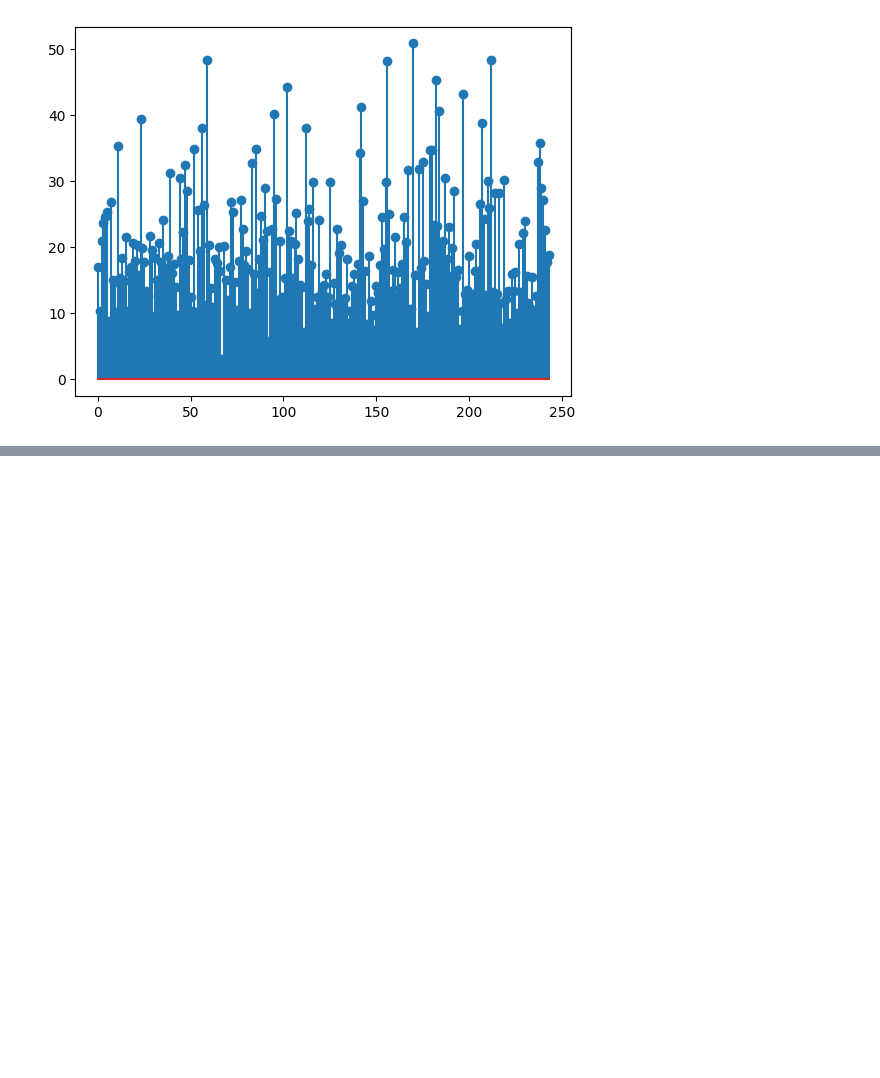
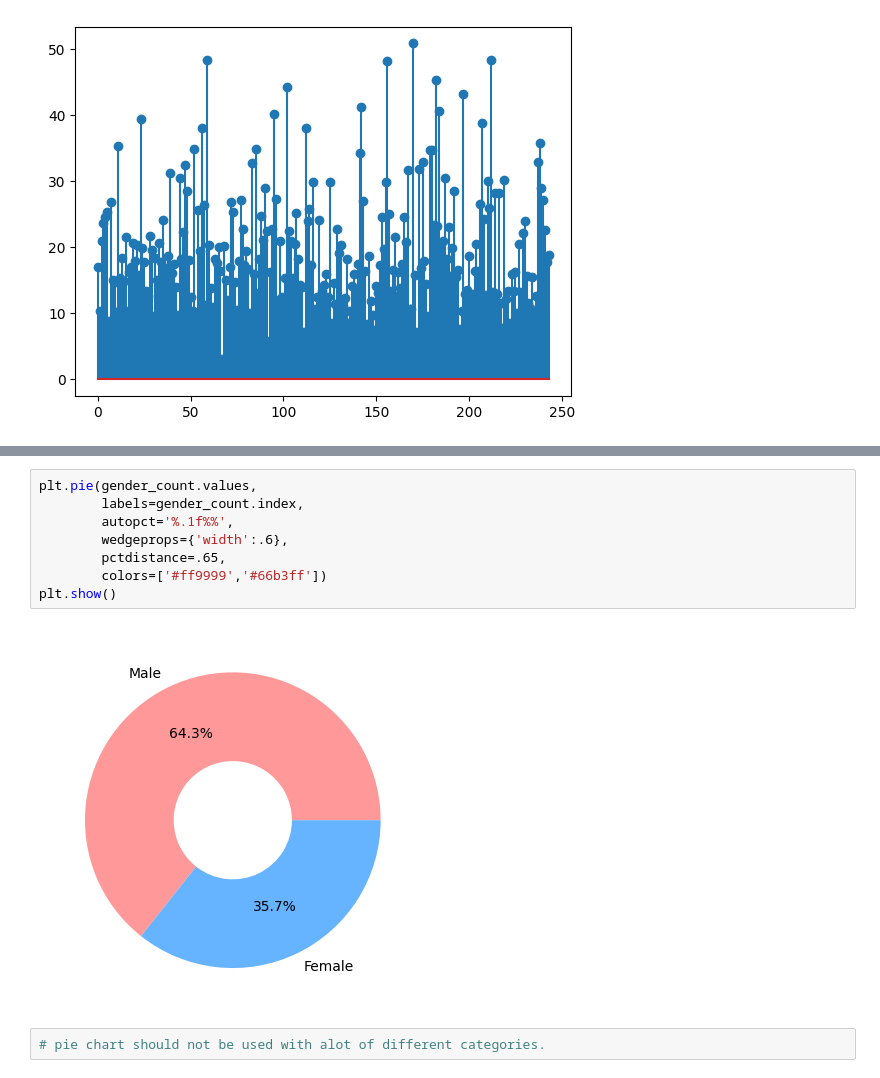
Before and after one commit to AKAASH-KUMAR-SINGH/Python-DS, a Jupyter notebook: Data_Analysis/visualization.ipynb, the cells around one changed output, grey strips where cells are left out. Drawn from its saved outputs; the diff is of its cells as text; blank space fills up the shorter version.

```diff
--- a/Data_Analysis/visualization.ipynb
+++ b/Data_Analysis/visualization.ipynb
@@ -138,0 +183,12 @@ plt.stem('total_bill',data=tips)
+# %%
+plt.pie(gender_count.values,
+        labels=gender_count.index,
+        autopct='%.1f%%',
+        wedgeprops={'width':.6},
+        pctdistance=.65,
+        colors=['#ff9999','#66b3ff'])
+plt.show()
+# %% [output]
+[figure, added]
+# %%
+# pie chart should not be used with alot of different categories.
```
Also changed, not shown: parts of 7 cells of this notebook.
